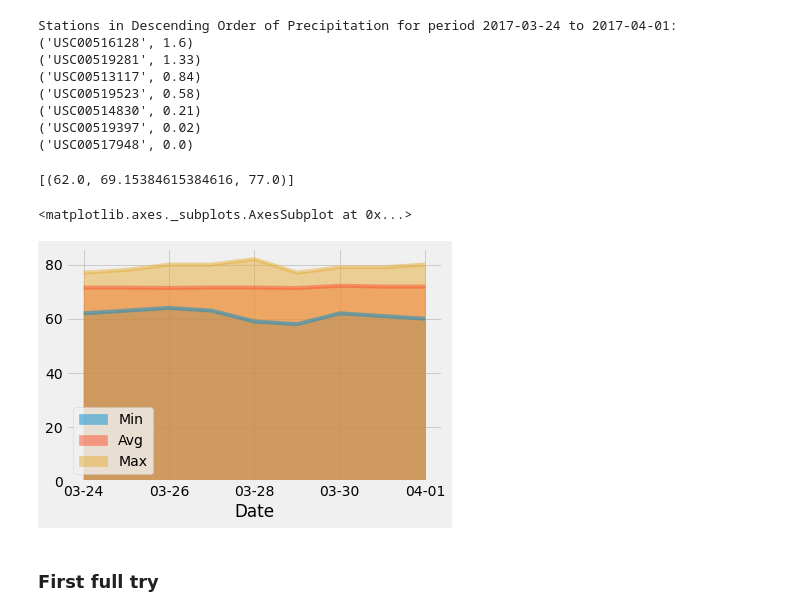
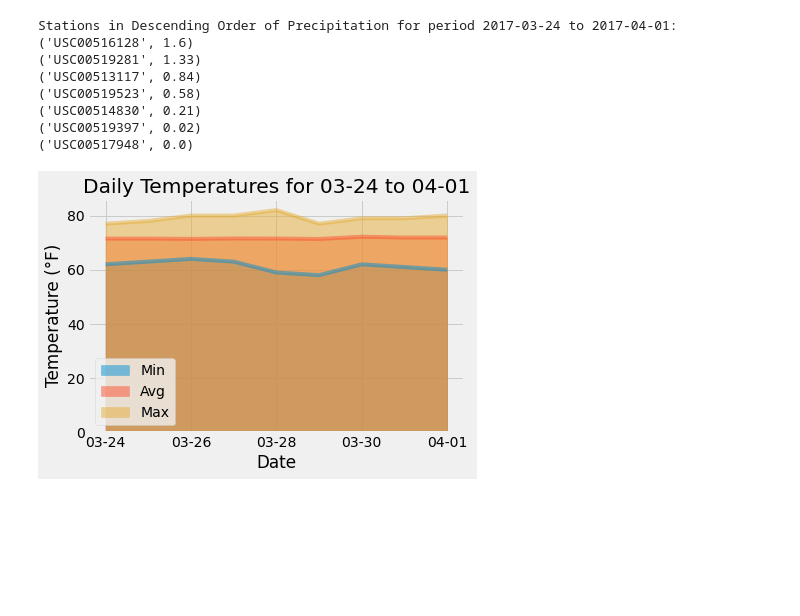
Before and after one commit to arhunt/sqlalchemy-challenge, a Jupyter notebook: climate.ipynb, the cells around one changed output. Cells and saved outputs as stored; diff of their text form; code cells hidden in the pictures; blank space fills up the shorter version.

```diff
--- a/climate.ipynb
+++ b/climate.ipynb
@@ -175,0 +173,19 @@ plt.show()
+# %%
+# Identify the average temperature in June at all stations across all available years in the dataset.
+# Do the same for the December temperature.
+junquery = session.query(msmnt.tobs).filter(and_(func.strftime("%m-%d", msmnt.date) >= '06-01',\
+                func.strftime("%m-%d", msmnt.date) <= '06-30'))
+decquery = session.query(msmnt.tobs).filter(and_(func.strftime("%m-%d", msmnt.date) >= '12-01',\
+                func.strftime("%m-%d", msmnt.date) <= '12-31'))
+
+juntemps = []
+dectemps = []
+
+for row in junquery:
+    juntemps.append(row[0])
+
+for row in decquery:
+    dectemps.append(row[0])
+
+print(f'The average June temperature is {np.average(juntemps)}.')
+print(f'The average December temperature is {np.average(dectemps)}.')
@@ -267,9 +288,7 @@ def daily_normals(date):
     sel = [func.min(msmnt.tobs), func.avg(msmnt.tobs), func.max(msmnt.tobs)]
     return session.query(*sel).filter(func.strftime("%m-%d", msmnt.date) == date).all()
 
-daily_normals("01-01")
+# daily_normals("01-01")
-# %% [output]
-[(62.0, 69.15384615384616, 77.0)]
 # %%
 # calculate the daily normals for your trip
 # push each tuple of calculations into a list called `normals`
@@ -307,6 +321,8 @@ tripstats_df = pd.DataFrame({"Date":statdate,"Min":statmin,"Avg":statavg,"Max":s
 # %%
 # Plot the daily normals as an area plot with `stacked=False`
 tripstats_df.plot.area(stacked=False)
+plt.title(f"Daily Temperatures for {tripstart} to {tripend}")
+plt.ylabel("Temperature (°F)")
+plt.show()
 # %% [output]
-<matplotlib.axes._subplots.AxesSubplot at 0x...>
-[figure, old version]
+[figure, new version]
@@ -319,2 +328,0 @@ tripstats_df.plot.area(stacked=False)
-# %% [markdown]
-### First full try
```
Also changed, not shown: parts of 44 cells of this notebook, 1 other file.
